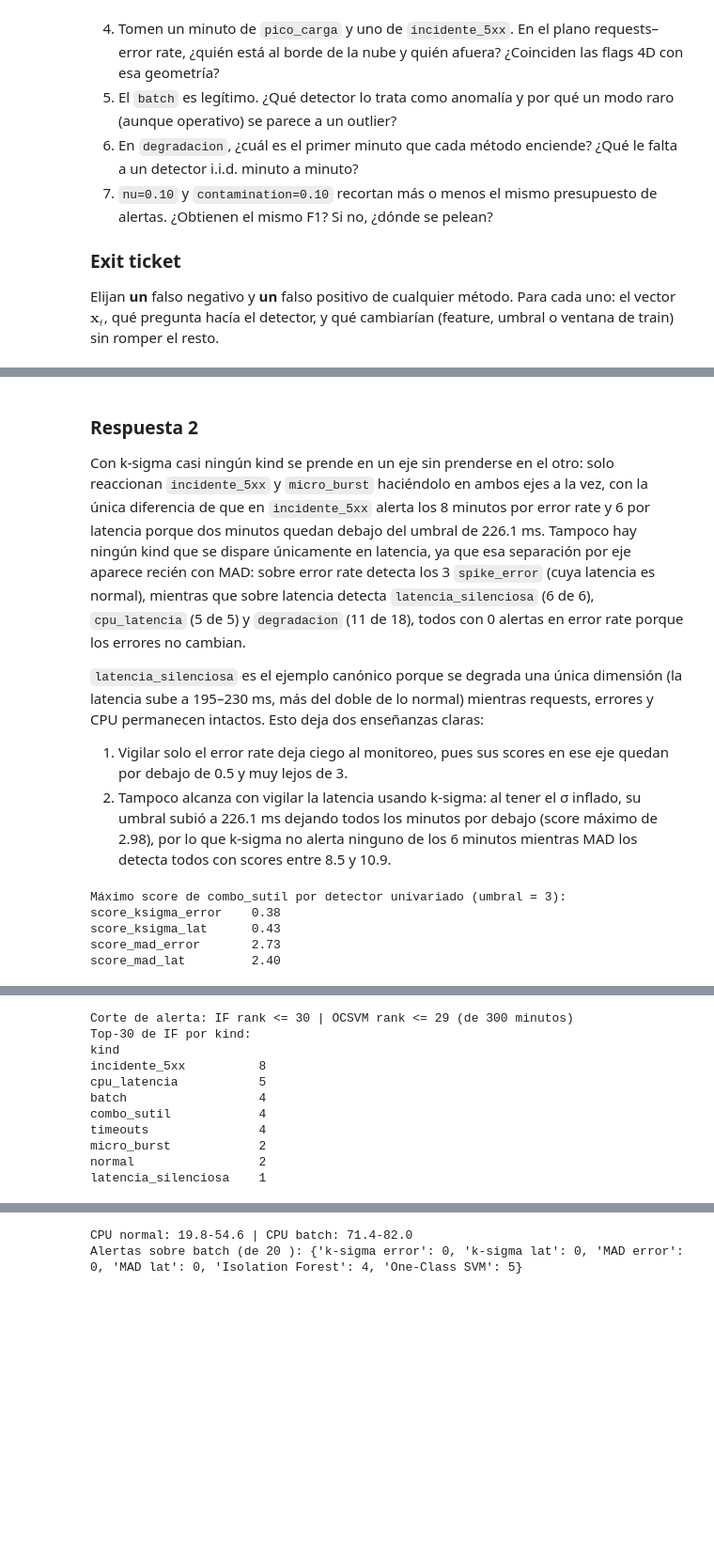
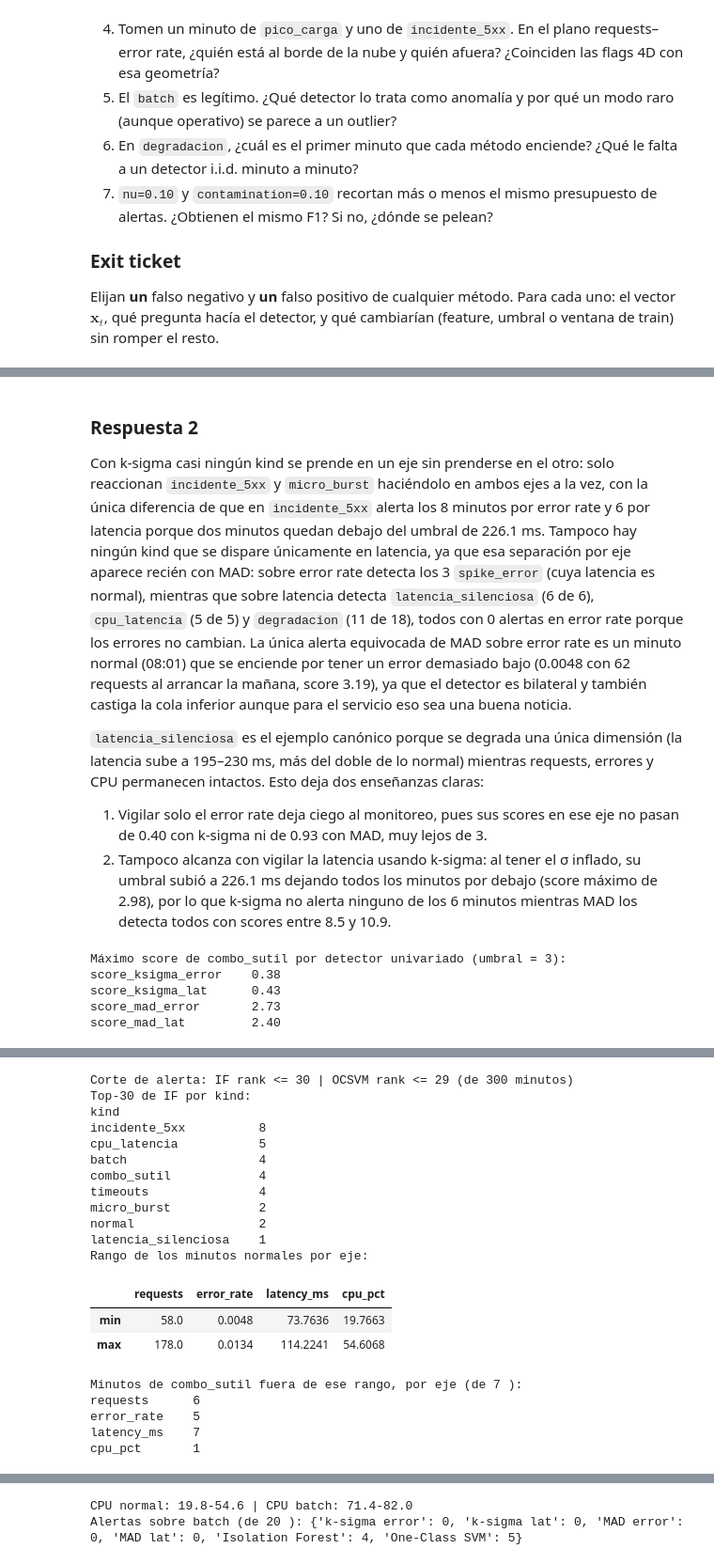
Before and after one commit to agustinpuente04/AIOps-284127-283558-260566, a Jupyter notebook: Deteccion de anomalias/deteccion_anomalias.ipynb, the cells around one changed output, grey strips where cells are left out. Shown at 94% size. Drawn from its saved outputs; the diff is of its cells as text; code cells hidden in the pictures; blank space fills up the shorter version.

```diff
--- a/Deteccion de anomalias/deteccion_anomalias.ipynb
+++ b/Deteccion de anomalias/deteccion_anomalias.ipynb
@@ -643,10 +662,10 @@ Alertas de IF / OCSVM sobre latencia_silenciosa: 1 / 3 de 6
 # %% [markdown]
 ### Respuesta 2
 
-Con k-sigma casi ningún kind se prende en un eje sin prenderse en el otro: solo reaccionan `incidente_5xx` y `micro_burst` haciéndolo en ambos ejes a la vez, con la única diferencia de que en `incidente_5xx` alerta los 8 minutos por error rate y 6 por latencia porque dos minutos quedan debajo del umbral de 226.1 ms. Tampoco hay ningún kind que se dispare únicamente en latencia, ya que esa separación por eje aparece recién con MAD: sobre error rate detecta los 3 `spike_error` (cuya latencia es normal), mientras que sobre latencia detecta `latencia_silenciosa` (6 de 6), `cpu_latencia` (5 de 5) y `degradacion` (11 de 18), todos con 0 alertas en error rate porque los errores no cambian.
+Con k-sigma casi ningún kind se prende en un eje sin prenderse en el otro: solo reaccionan `incidente_5xx` y `micro_burst` haciéndolo en ambos ejes a la vez, con la única diferencia de que en `incidente_5xx` alerta los 8 minutos por error rate y 6 por latencia porque dos minutos quedan debajo del umbral de 226.1 ms. Tampoco hay ningún kind que se dispare únicamente en latencia, ya que esa separación por eje aparece recién con MAD: sobre error rate detecta los 3 `spike_error` (cuya latencia es normal), mientras que sobre latencia detecta `latencia_silenciosa` (6 de 6), `cpu_latencia` (5 de 5) y `degradacion` (11 de 18), todos con 0 alertas en error rate porque los errores no cambian. La única alerta equivocada de MAD sobre error rate es un minuto normal (08:01) que se enciende por tener un error demasiado bajo (0.0048 con 62 requests al arrancar la mañana, score 3.19), ya que el detector es bilateral y también castiga la cola inferior aunque para el servicio eso sea una buena noticia.
 
 `latencia_silenciosa` es el ejemplo canónico porque se degrada una única dimensión (la latencia sube a 195–230 ms, más del doble de lo normal) mientras requests, errores y CPU permanecen intactos. Esto deja dos enseñanzas claras:
-1. Vigilar solo el error rate deja ciego al monitoreo, pues sus scores en ese eje quedan por debajo de 0.5 y muy lejos de 3.
+1. Vigilar solo el error rate deja ciego al monitoreo, pues sus scores en ese eje no pasan de 0.40 con k-sigma ni de 0.93 con MAD, muy lejos de 3.
 2. Tampoco alcanza con vigilar la latencia usando k-sigma: al tener el σ inflado, su umbral subió a 226.1 ms dejando todos los minutos por debajo (score máximo de 2.98), por lo que k-sigma no alerta ninguno de los 6 minutos mientras MAD los detecta todos con scores entre 8.5 y 10.9.
 # %%
 # Evidencia P3: combo_sutil, scores por eje y ranking 4D
@@ -659,33 +678,50 @@ display(cs[["timestamp", "requests", "error_rate", "latency_ms", "cpu_pct",
             "score_if", "rank_if", "flag_if", "score_ocsvm", "rank_ocsvm", "flag_ocsvm"]].round(3))
 print("Corte de alerta: IF rank <=", int(data.loc[data.flag_if, "rank_if"].max()),
       "| OCSVM rank <=", int(data.loc[data.flag_ocsvm, "rank_ocsvm"].max()), "(de", len(data), "minutos)")
 print("Top-30 de IF por kind:")
 print(data.nsmallest(30, "rank_if").kind.value_counts().to_string())
+
+# combo_sutil contra el rango de los minutos normales, eje por eje
+normales = data.loc[data.kind == "normal", FEATURES]
+print("Rango de los minutos normales por eje:")
+display(normales.agg(["min", "max"]).round(4))
+fuera_cs = (cs[FEATURES] < normales.min()) | (cs[FEATURES] > normales.max())
+print("Minutos de combo_sutil fuera de ese rango, por eje (de", len(cs), "):")
+print(fuera_cs.sum().to_string())
 # %% [output]
 Máximo score de combo_sutil por detector univariado (umbral = 3):
 score_ksigma_error    0.38
 score_ksigma_lat      0.43
 score_mad_error       2.73
 score_mad_lat         2.40
 |  | timestamp | requests | error_rate | latency_ms | cpu_pct | score_if | rank_if | flag_if | score_ocsvm | ... |
 | 128 | 2026-06-03 10:08:00 | 54.0 | 0.013 | 119.175 | 24.291 | 0.551 | 31 | False | -0.183 | ... |
 | 129 | 2026-06-03 10:09:00 | 50.0 | 0.014 | 118.598 | 23.178 | 0.567 | 25 | True | -0.000 | ... |
 | 130 | 2026-06-03 10:10:00 | 52.0 | 0.013 | 126.347 | 28.047 | 0.554 | 29 | True | -0.000 | ... |
 | 131 | 2026-06-03 10:11:00 | 56.0 | 0.014 | 119.558 | 19.454 | 0.588 | 17 | True | 0.056 | ... |
 | 132 | 2026-06-03 10:12:00 | 54.0 | 0.013 | 123.349 | 28.197 | 0.541 | 34 | False | -0.138 | ... |
 | 133 | 2026-06-03 10:13:00 | 61.0 | 0.014 | 127.157 | 25.041 | 0.568 | 24 | True | -0.206 | ... |
 | 134 | 2026-06-03 10:14:00 | 55.0 | 0.014 | 123.674 | 26.669 | 0.539 | 35 | False | -0.139 | ... |
 Corte de alerta: IF rank <= 30 | OCSVM rank <= 29 (de 300 minutos)
 Top-30 de IF por kind:
 kind
 incidente_5xx          8
 cpu_latencia           5
 batch                  4
 combo_sutil            4
 timeouts               4
 micro_burst            2
 normal                 2
 latencia_silenciosa    1
+Rango de los minutos normales por eje:
+|  | requests | error_rate | latency_ms | cpu_pct |
+| min | 58.0 | 0.0048 | 73.7636 | 19.7663 |
+| max | 178.0 | 0.0134 | 114.2241 | 54.6068 |
+Minutos de combo_sutil fuera de ese rango, por eje (de 7 ):
+requests      6
+error_rate    5
+latency_ms    7
+cpu_pct       1
 # %% [markdown]
 ### Respuesta 3
 
```
Also changed, not shown: parts of 14 cells of this notebook.
